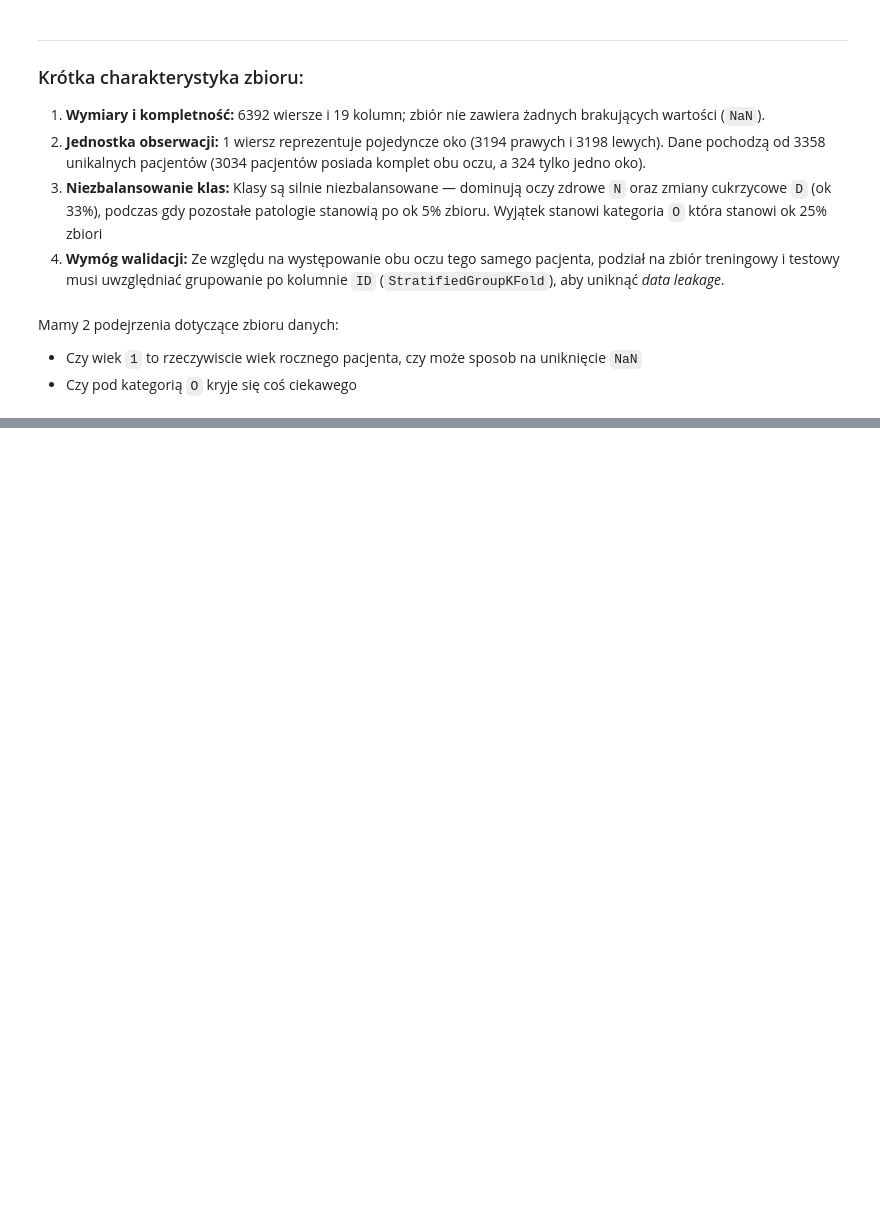
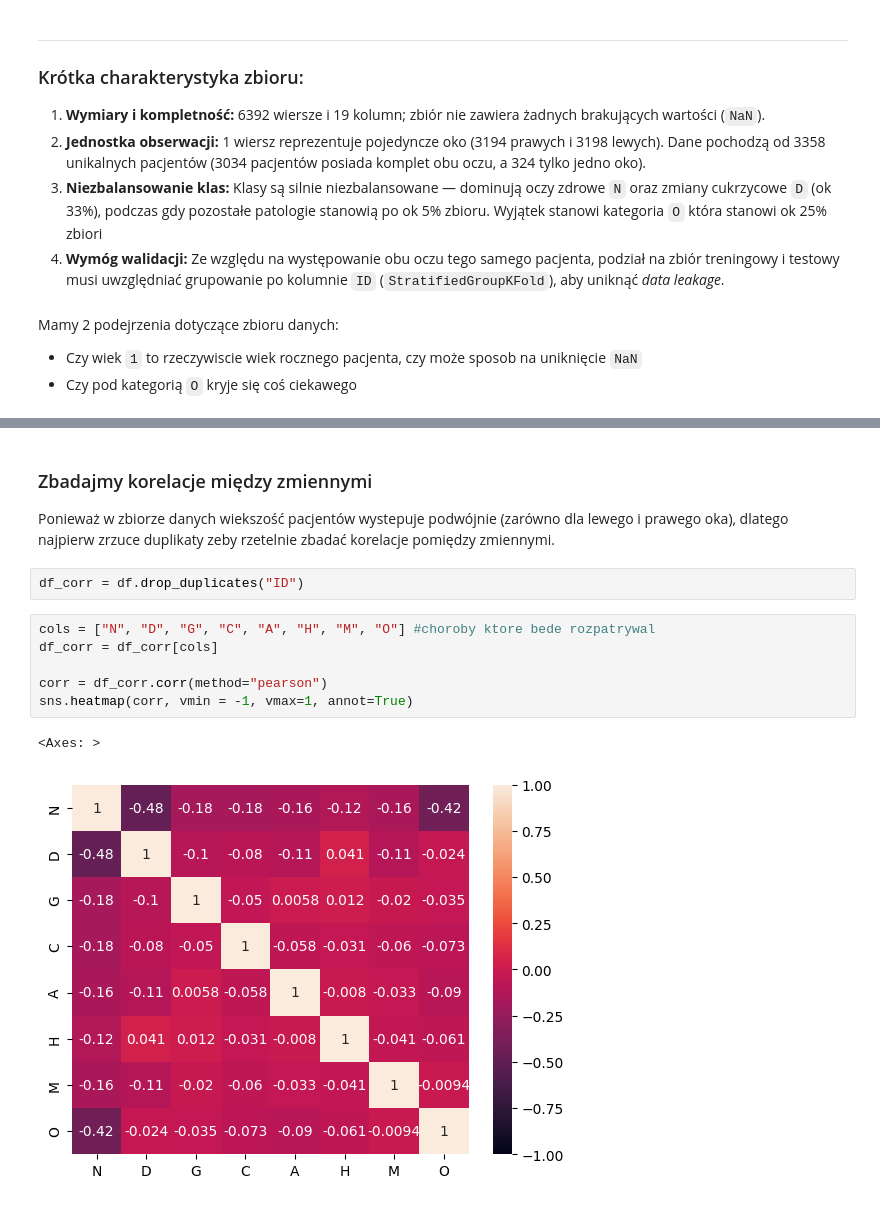
Before and after one commit to Patryniuuu/Ocular-Disease-Recognition, a Jupyter notebook: eda.ipynb, the cells around one changed output, grey strips where cells are left out. Drawn from its saved outputs; the diff is of its cells as text; blank space fills up the shorter version.

```diff
--- a/eda.ipynb
+++ b/eda.ipynb
@@ -178,0 +244,14 @@ Length: 211, dtype: int64
+# %% [markdown]
+### Zbadajmy korelacje między zmiennymi
+Ponieważ w zbiorze danych wiekszość pacjentów wystepuje podwójnie (zarówno dla lewego i prawego oka), dlatego najpierw zrzuce duplikaty zeby rzetelnie zbadać korelacje pomiędzy zmiennymi.
+# %%
+df_corr = df.drop_duplicates("ID")
+# %%
+cols = ["N", "D", "G", "C", "A", "H", "M", "O"] #choroby ktore bede rozpatrywal
+df_corr = df_corr[cols]
+
+corr = df_corr.corr(method="pearson")
+sns.heatmap(corr, vmin = -1, vmax=1, annot=True)
+# %% [output]
+<Axes: >
+[figure, added]
```
Also changed, not shown: parts of 12 cells of this notebook.
